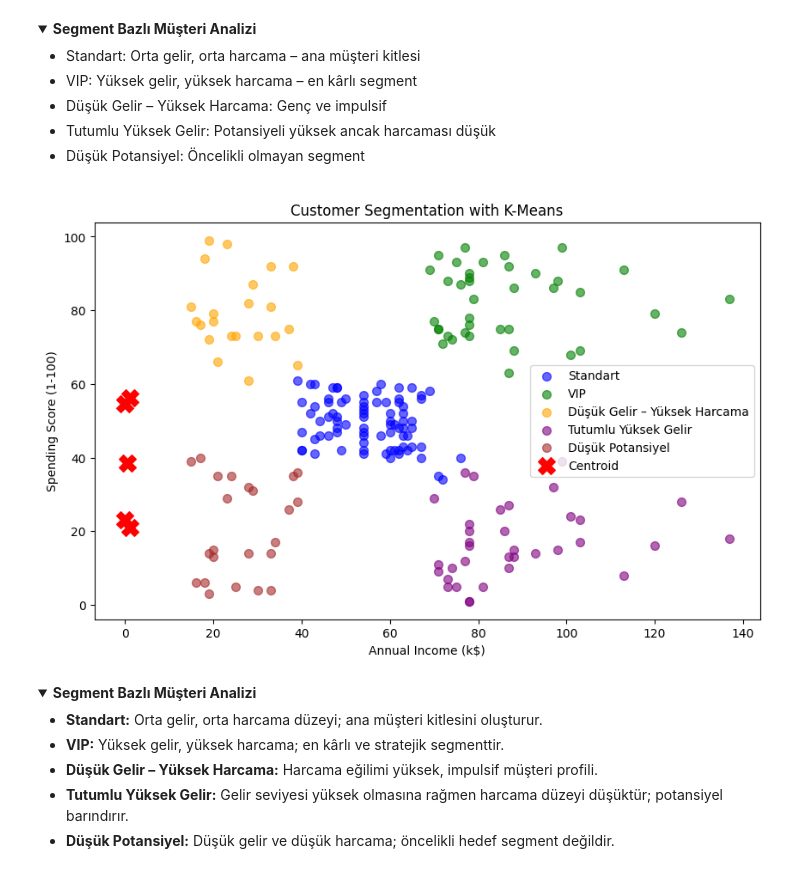
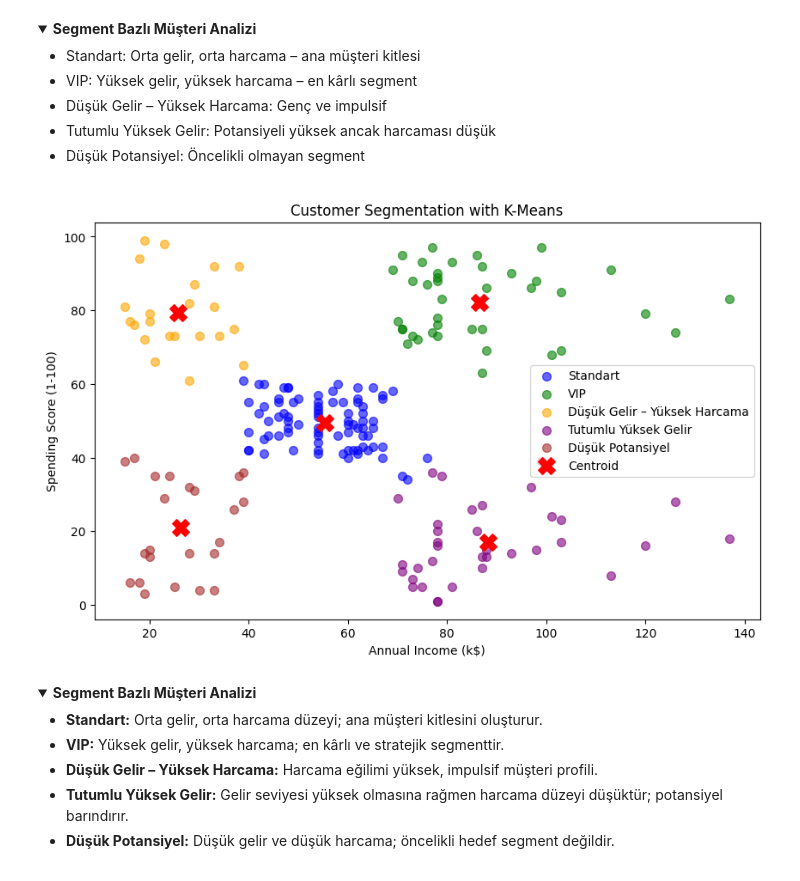
Before and after one commit to hafizecim/Mall-Customer-Segmentation-with-K-Means, a Jupyter notebook: mall_customer_segmentation.ipynb, the cells around one changed output. Saved outputs shown, nothing was run; the diff lists cells and outputs as text; code cells hidden in the pictures; folded sections open.

```diff
--- a/mall_customer_segmentation.ipynb
+++ b/mall_customer_segmentation.ipynb
@@ -496,36 +512,36 @@ segment_names = {
     4: "Düşük Potansiyel"
 }
 
 # Her cluster için renkler
 colors = ['blue', 'green', 'orange', 'purple', 'brown']
 
 plt.figure(figsize=(10,6))
 
 # Her cluster'ı ayrı ayrı çiziyoruz
 for cluster_id in range(5):
     cluster_data = df[df['Cluster'] == cluster_id]
     plt.scatter(
         cluster_data['Annual Income (k$)'],
         cluster_data['Spending Score (1-100)'],
         s=50, alpha=0.6,
         c=colors[cluster_id],
         label=segment_names[cluster_id]
     )
 
 # Centroidleri ekle
 plt.scatter(
-    centroids_original[:, 0],
-    centroids_original[:, 1],
+    centroids[:, 0],
+    centroids[:, 1],
     c='red', s=200, marker='X', label='Centroid'
 )
 
 plt.title('Customer Segmentation with K-Means')
 plt.xlabel('Annual Income (k$)')
 plt.ylabel('Spending Score (1-100)')
 plt.legend()
 plt.show()
 # %% [output]
-[figure, old version]
+[figure, new version]
 # %% [markdown]
 <details>
 <summary><strong>Segment Bazlı Müşteri Analizi</strong></summary>
```
Also changed, not shown: parts of 2 cells of this notebook.
